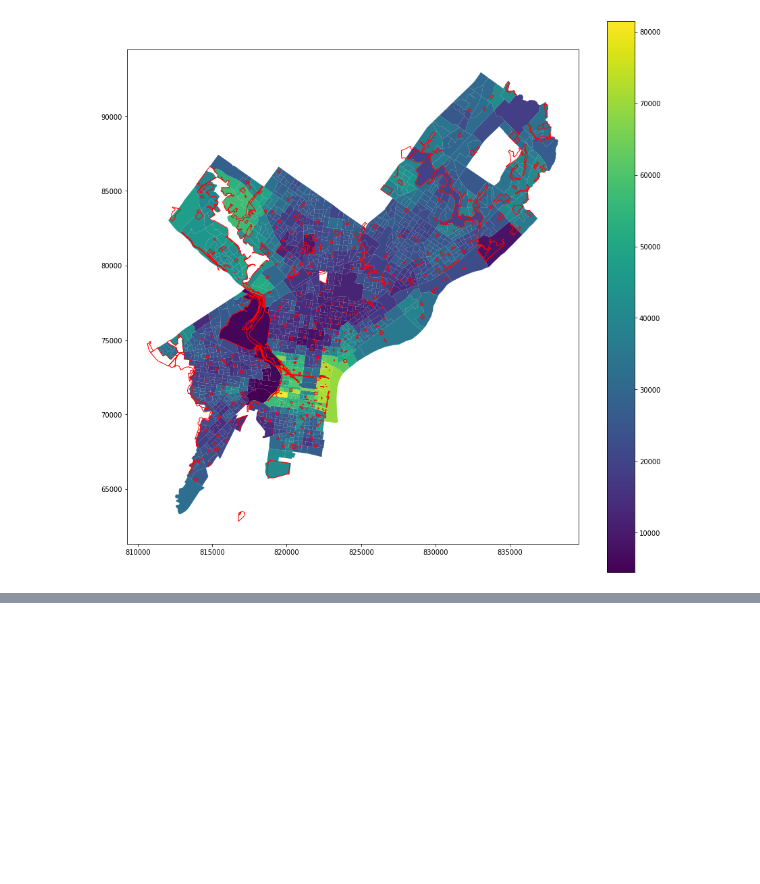
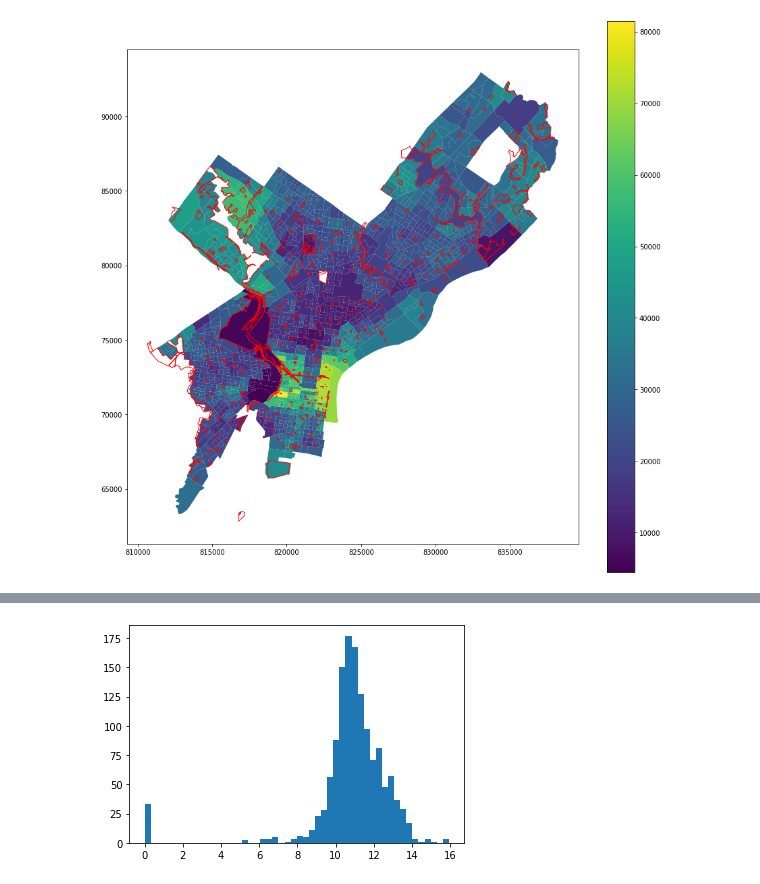
Before and after one commit to Zhen3r/WSOPB-MUSA509, a Jupyter notebook: exploring/equality.ipynb, the cells around one changed output, grey strips where cells are left out. Saved outputs shown, nothing was run; the diff lists cells and outputs as text; code cells hidden in the pictures; blank space fills up the shorter version.

```diff
--- a/exploring/equality.ipynb
+++ b/exploring/equality.ipynb
@@ -113,3 +113,20 @@ parkUnion.plot(fc="None", ec="red",ax=axis)
 # %% [output]
 <AxesSubplot:>
 [figure]
+# %%
+# calculate park area within distance
+# at what distance?
+
+# may be not the best method!
+# the blockgroups have different sizes
+from math import log
+searchDistance = 500 # (m)
+
+def getParkAreaWithinDistance(acsblockgroups: gpd.GeoDataFrame, distance: float, park: gpd.GeoDataFrame):
+    buffer = acsblockgroups.geometry.buffer(distance)
+    area = park.intersection(buffer).area
+    return(area.squeeze())
+
+acsDataGeo["parkArea"] = acsDataGeo.apply(getParkAreaWithinDistance, axis=1,
+                                          distance=searchDistance, park=parkUnion)
+acsDataGeo['logParkArea'] = acsDataGeo.parkArea.add(1).apply(log)
@@ -115,0 +148,5 @@ parkUnion.plot(fc="None", ec="red",ax=axis)
+# %%
+plt.hist(acsDataGeo.parkArea.add(1).apply(log), bins=50)
+plt.show()
+# %% [output]
+[figure, added]
```
Also changed, not shown: parts of 2 cells of this notebook, 1 other file.
